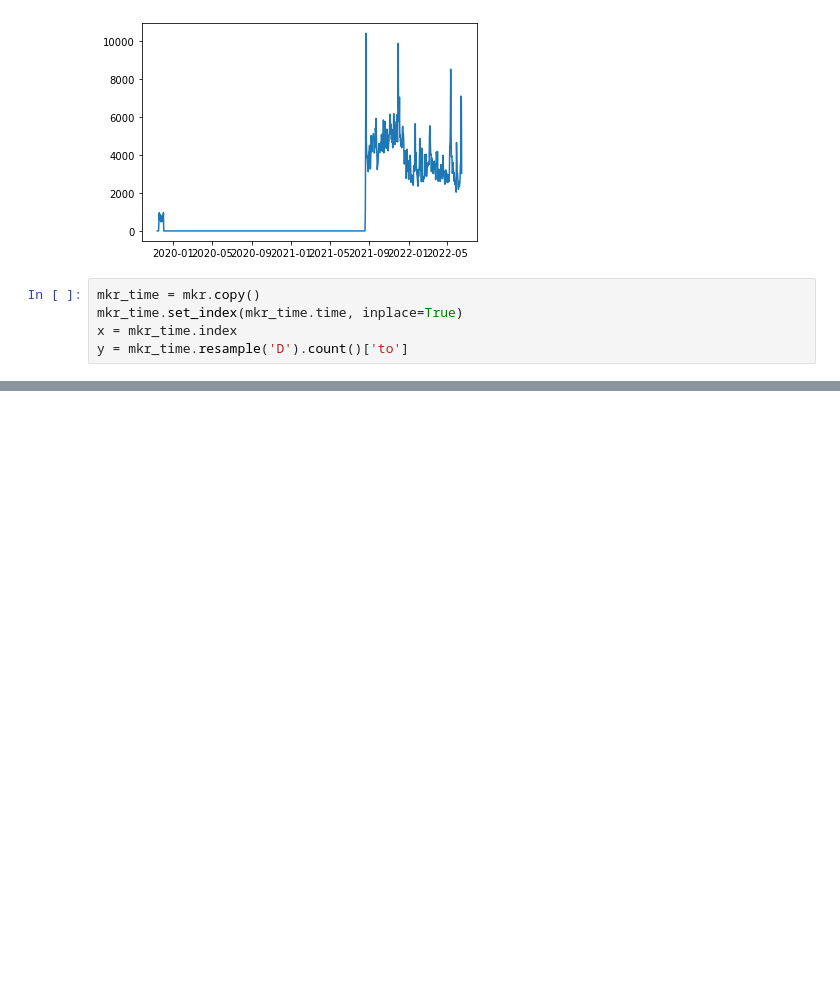
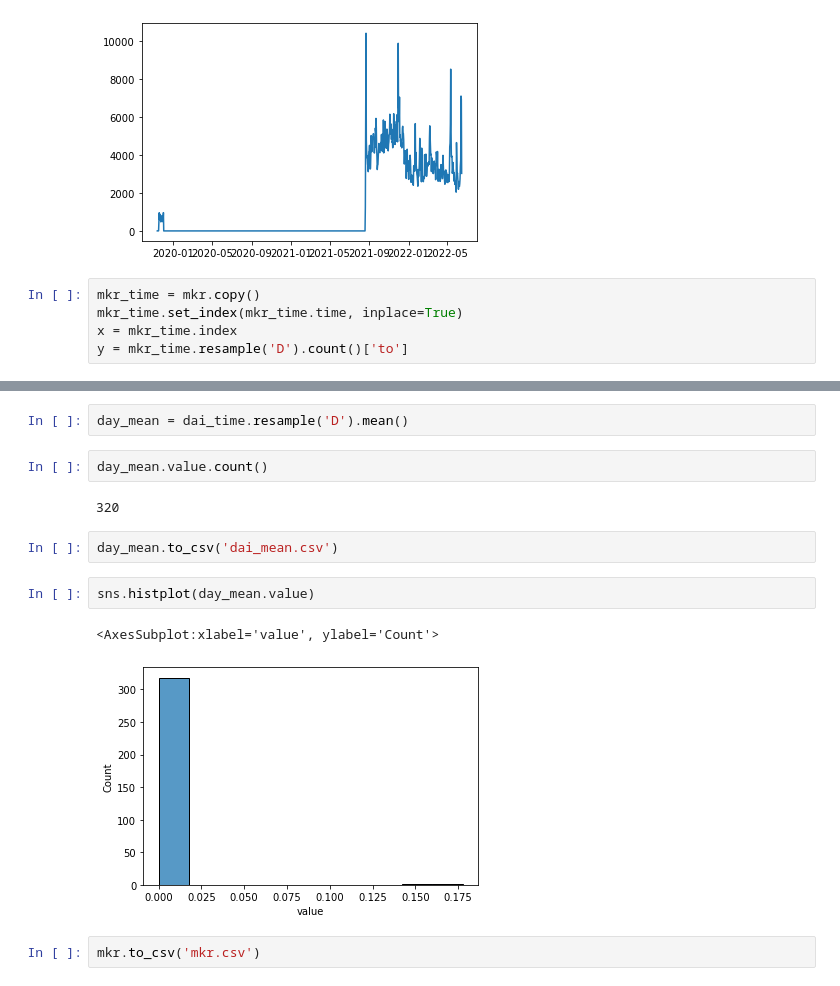
Before and after one commit to Blockchaire/Blockchaire, a Jupyter notebook: Etherscan/eda.ipynb, the cells around one changed output, grey strips where cells are left out. Drawn from its saved outputs; the diff is of its cells as text; blank space fills up the shorter version.

```diff
--- a/Etherscan/eda.ipynb
+++ b/Etherscan/eda.ipynb
@@ -68,0 +83,15 @@ y = mkr_time.resample('D').count()['to']
+# %%
+day_mean = dai_time.resample('D').mean()
+# %%
+day_mean.value.count()
+# %% [output]
+320
+# %%
+day_mean.to_csv('dai_mean.csv')
+# %%
+sns.histplot(day_mean.value)
+# %% [output]
+<AxesSubplot:xlabel='value', ylabel='Count'>
+[figure, added]
+# %%
+mkr.to_csv('mkr.csv')
```
Also changed, not shown: parts of 3 cells of this notebook, 12 other files.
